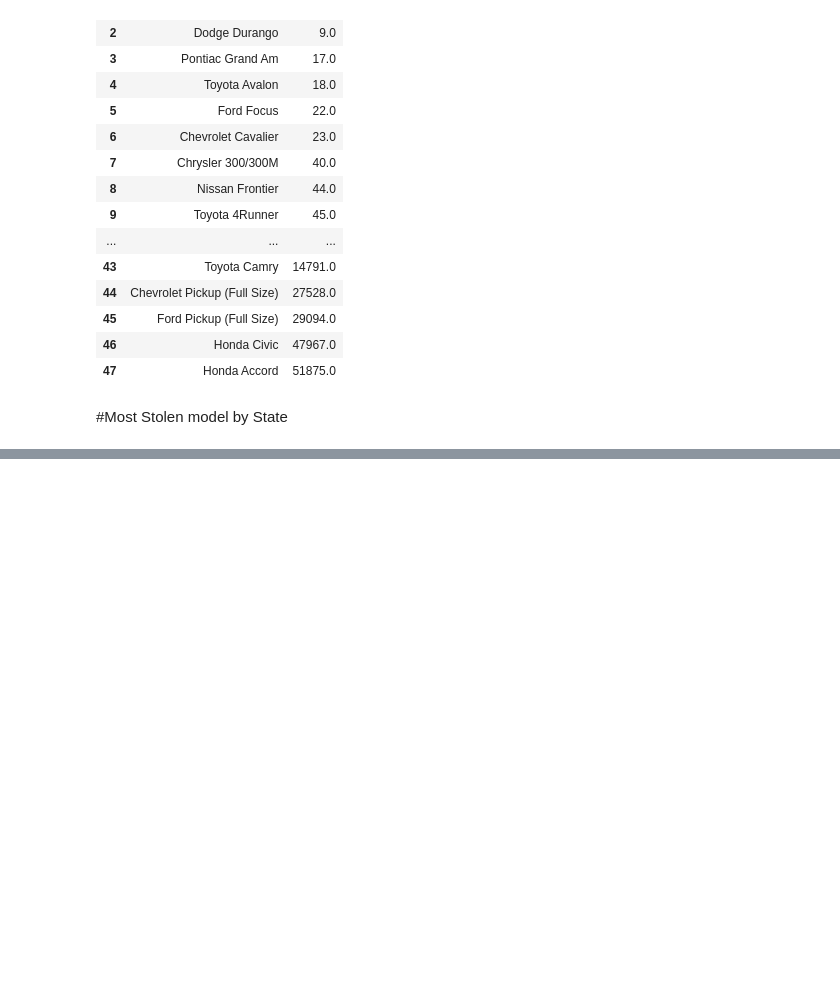
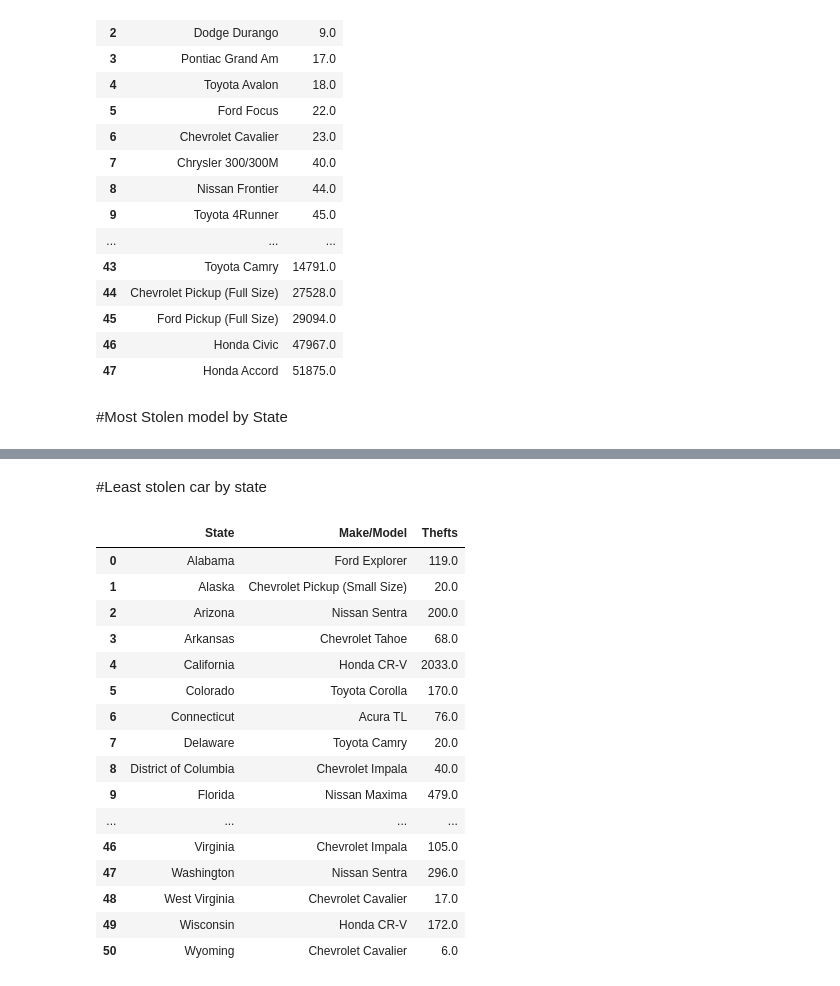
Before and after one commit to BrianFri/Midterm_Car_Theft_Analysis, a Jupyter notebook: Anaylsis.ipynb, the cells around one changed output, grey strips where cells are left out. Cells and saved outputs as stored; diff of their text form; code cells hidden in the pictures; blank space fills up the shorter version.

```diff
--- a/Anaylsis.ipynb
+++ b/Anaylsis.ipynb
@@ -209,0 +253,28 @@ car_stolen_by_state.head()
+# %% [markdown]
+#Least stolen car by state
+# %%
+least_stolen_by_state = (
+    car_df.loc[car_df.groupby("State")["Thefts"].idxmin()][["State", "Make/Model", "Thefts"]]
+    .sort_values("State")
+    .reset_index(drop=True)
+)
+
+least_stolen_by_state
+# %% [output]
+|  | State | Make/Model | Thefts |
+| 0 | Alabama | Ford Explorer | 119.0 |
+| 1 | Alaska | Chevrolet Pickup (Small Size) | 20.0 |
+| 2 | Arizona | Nissan Sentra | 200.0 |
+| 3 | Arkansas | Chevrolet Tahoe | 68.0 |
+| 4 | California | Honda CR-V | 2033.0 |
+| 5 | Colorado | Toyota Corolla | 170.0 |
+| 6 | Connecticut | Acura TL | 76.0 |
+| 7 | Delaware | Toyota Camry | 20.0 |
+| 8 | District of Columbia | Chevrolet Impala | 40.0 |
+| 9 | Florida | Nissan Maxima | 479.0 |
+| ... | ... | ... | ... |
+| 46 | Virginia | Chevrolet Impala | 105.0 |
+| 47 | Washington | Nissan Sentra | 296.0 |
+| 48 | West Virginia | Chevrolet Cavalier | 17.0 |
+| 49 | Wisconsin | Honda CR-V | 172.0 |
+| 50 | Wyoming | Chevrolet Cavalier | 6.0 |
```
Also changed, not shown: parts of 3 cells of this notebook.
